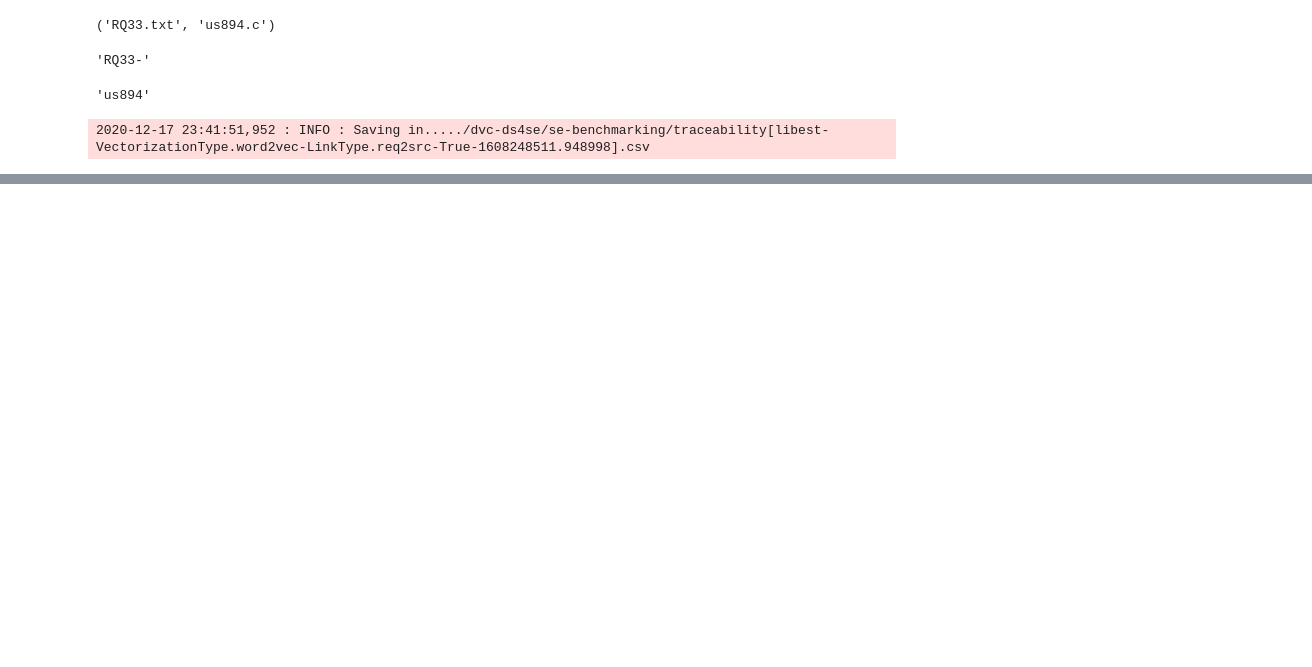
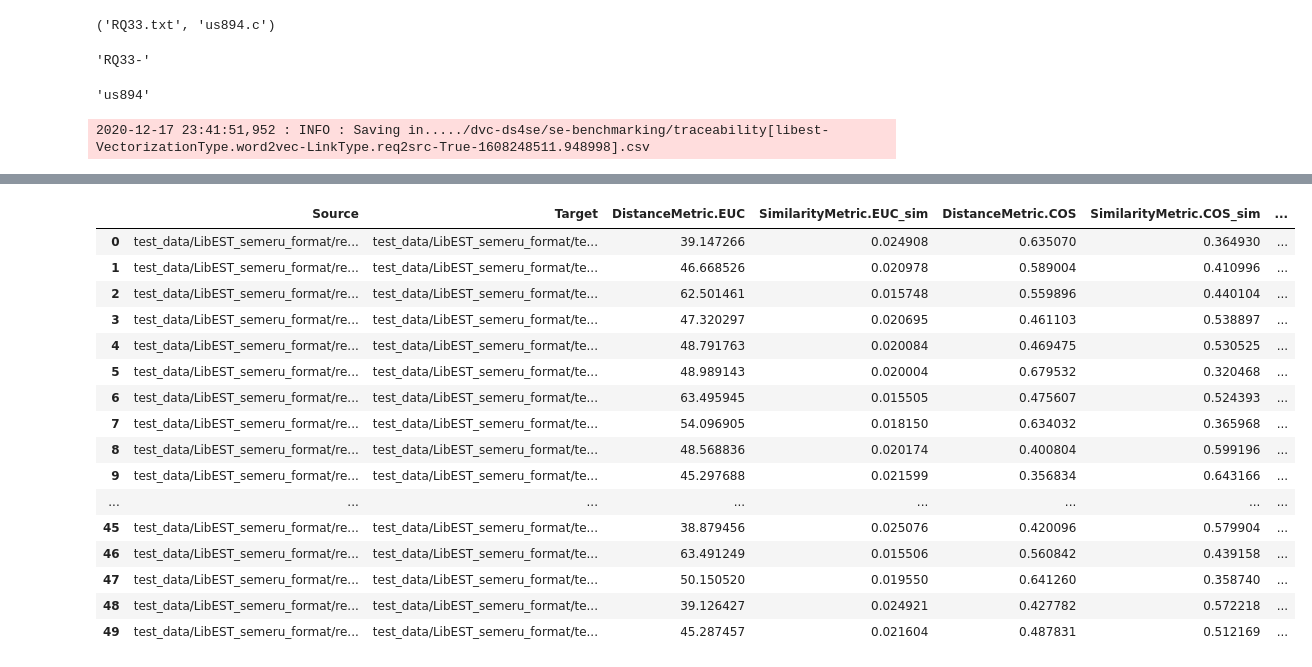
Before and after one commit to WM-SEMERU/ds4se, a Jupyter notebook: nbs/4.0_mining.ir.ipynb, the cells around one changed output, grey strips where cells are left out. Saved outputs shown, nothing was run; the diff lists cells and outputs as text; code cells hidden in the pictures; blank space fills up the shorter version.

```diff
--- a/nbs/4.0_mining.ir.ipynb
+++ b/nbs/4.0_mining.ir.ipynb
@@ -1192,0 +1206,27 @@ df_glinks[df_glinks["Linked?"] == 0]
+# %%
+path_to_trained_model = path_data+'/models/pv/bpe8k/[doc2vec-Py-Java-PVDBOW-500-20E-8k-1594572857.17191].model'
+# %%
+def doc2vec_params():
+    return {
+        "vectorizationType": VectorizationType.doc2vec,
+        "linkType": LinkType.req2tc,
+        "system": 'libest',
+        "system_path_config": {
+            "system_path": path_data + 'se-benchmarking/traceability/cisco/libest_data/[libest-all-corpus-1596063103.098236].csv',
+            "sep": '~',
+            "names": ['ids','conv'],
+            "prep": Preprocessing.conv
+        },
+        "source_type": SoftwareArtifacts.REQ.value,
+        "target_type": SoftwareArtifacts.TC.value,
+        "path_to_trained_model": path_to_trained_model,
+        #"source_path": '/tf/main/benchmarking/traceability/testbeds/nltk/[libest-pre-req].csv',
+        #"target_path": '/tf/main/benchmarking/traceability/testbeds/nltk/[libest-pre-tc].csv',
+        #"system_path": '/tf/main/benchmarking/traceability/testbeds/nltk/[libest-pre-all].csv',
+        "saving_path":  path_data + 'se-benchmarking/traceability/',
+        "names": ['Source','Target','Linked?'],
+        "model_prefix":path_model_prefix, #For BPE Analysis
+    }
+# %%
+doc2vec_params = doc2vec_params()
+doc2vec_params
@@ -1192,0 +1302,2 @@ df_glinks[df_glinks["Linked?"] == 0]
+# %%
+doc2vec = Doc2VecSeqVect(params = doc2vec_params)
@@ -1192,0 +1410,5 @@ df_glinks[df_glinks["Linked?"] == 0]
+# %%
+#[step 4]GroundTruthMatching Testing
+doc2vec.MatchWithGroundTruth(path_to_ground_truth)
+doc2vec.df_ground_link
+# %% [output]
@@ -1192,0 +1432,17 @@ df_glinks[df_glinks["Linked?"] == 0]
+|  | Source | Target | DistanceMetric.EUC | SimilarityMetric.EUC_sim | DistanceMetric.COS | SimilarityMetric.COS_sim | ... |
+| 0 | test_data/LibEST_semeru_format/re... | test_data/LibEST_semeru_format/te... | 39.147266 | 0.024908 | 0.635070 | 0.364930 | ... |
+| 1 | test_data/LibEST_semeru_format/re... | test_data/LibEST_semeru_format/te... | 46.668526 | 0.020978 | 0.589004 | 0.410996 | ... |
+| 2 | test_data/LibEST_semeru_format/re... | test_data/LibEST_semeru_format/te... | 62.501461 | 0.015748 | 0.559896 | 0.440104 | ... |
+| 3 | test_data/LibEST_semeru_format/re... | test_data/LibEST_semeru_format/te... | 47.320297 | 0.020695 | 0.461103 | 0.538897 | ... |
+| 4 | test_data/LibEST_semeru_format/re... | test_data/LibEST_semeru_format/te... | 48.791763 | 0.020084 | 0.469475 | 0.530525 | ... |
+| 5 | test_data/LibEST_semeru_format/re... | test_data/LibEST_semeru_format/te... | 48.989143 | 0.020004 | 0.679532 | 0.320468 | ... |
+| 6 | test_data/LibEST_semeru_format/re... | test_data/LibEST_semeru_format/te... | 63.495945 | 0.015505 | 0.475607 | 0.524393 | ... |
+| 7 | test_data/LibEST_semeru_format/re... | test_data/LibEST_semeru_format/te... | 54.096905 | 0.018150 | 0.634032 | 0.365968 | ... |
+| 8 | test_data/LibEST_semeru_format/re... | test_data/LibEST_semeru_format/te... | 48.568836 | 0.020174 | 0.400804 | 0.599196 | ... |
+| 9 | test_data/LibEST_semeru_format/re... | test_data/LibEST_semeru_format/te... | 45.297688 | 0.021599 | 0.356834 | 0.643166 | ... |
+| ... | ... | ... | ... | ... | ... | ... | ... |
+| 45 | test_data/LibEST_semeru_format/re... | test_data/LibEST_semeru_format/te... | 38.879456 | 0.025076 | 0.420096 | 0.579904 | ... |
+| 46 | test_data/LibEST_semeru_format/re... | test_data/LibEST_semeru_format/te... | 63.491249 | 0.015506 | 0.560842 | 0.439158 | ... |
+| 47 | test_data/LibEST_semeru_format/re... | test_data/LibEST_semeru_format/te... | 50.150520 | 0.019550 | 0.641260 | 0.358740 | ... |
+| 48 | test_data/LibEST_semeru_format/re... | test_data/LibEST_semeru_format/te... | 39.126427 | 0.024921 | 0.427782 | 0.572218 | ... |
+| 49 | test_data/LibEST_semeru_format/re... | test_data/LibEST_semeru_format/te... | 45.287457 | 0.021604 | 0.487831 | 0.512169 | ... |
```
Also changed, not shown: parts of 27 cells of this notebook, 3 other files.
